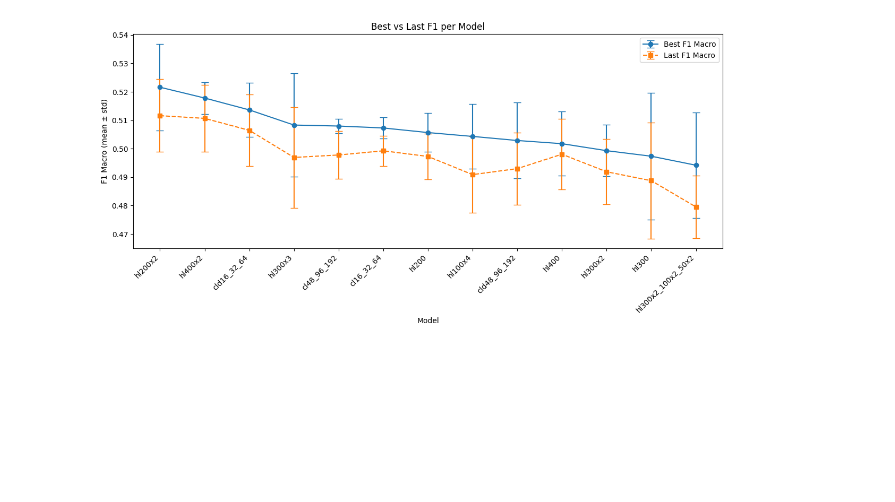
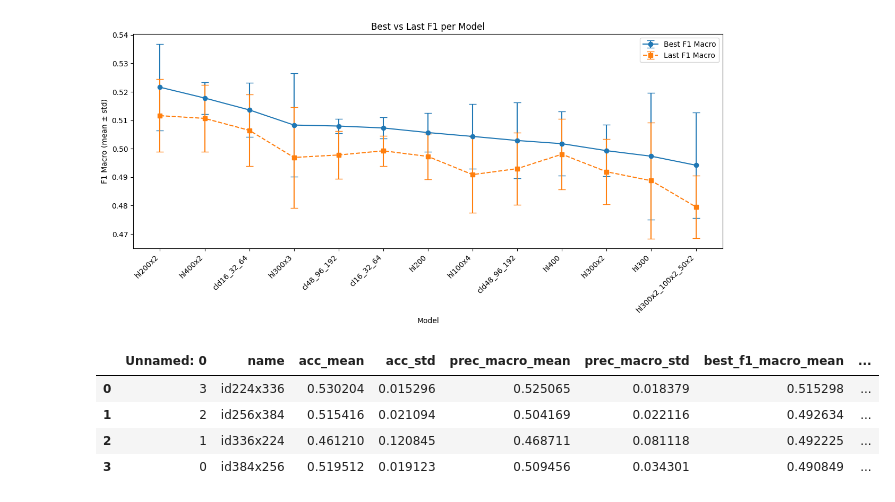
Before and after one commit to 2025-02-FML-team/WV-Team, a Jupyter notebook: notebooks/05-1_new_model_analysis.ipynb, the cells around one changed output. Cells and saved outputs as stored; diff of their text form; code cells hidden in the pictures; blank space fills up the shorter version.

```diff
--- a/notebooks/05-1_new_model_analysis.ipynb
+++ b/notebooks/05-1_new_model_analysis.ipynb
@@ -106,0 +107,13 @@ plt.show()
+# %%
+df = pd.read_csv(CSV_PATH_2, dtype={"id": str})
+# 모델 이름을 x축 인덱스로 사용
+x = range(len(df))
+names = df["name"]
+
+df.head()
+# %% [output]
+|  | Unnamed: 0 | name | acc_mean | acc_std | prec_macro_mean | prec_macro_std | best_f1_macro_mean | ... |
+| 0 | 3 | id224x336 | 0.530204 | 0.015296 | 0.525065 | 0.018379 | 0.515298 | ... |
+| 1 | 2 | id256x384 | 0.515416 | 0.021094 | 0.504169 | 0.022116 | 0.492634 | ... |
+| 2 | 1 | id336x224 | 0.461210 | 0.120845 | 0.468711 | 0.081118 | 0.492225 | ... |
+| 3 | 0 | id384x256 | 0.519512 | 0.019123 | 0.509456 | 0.034301 | 0.490849 | ... |
```
Also changed, not shown: parts of 7 cells of this notebook, 4 other files.
